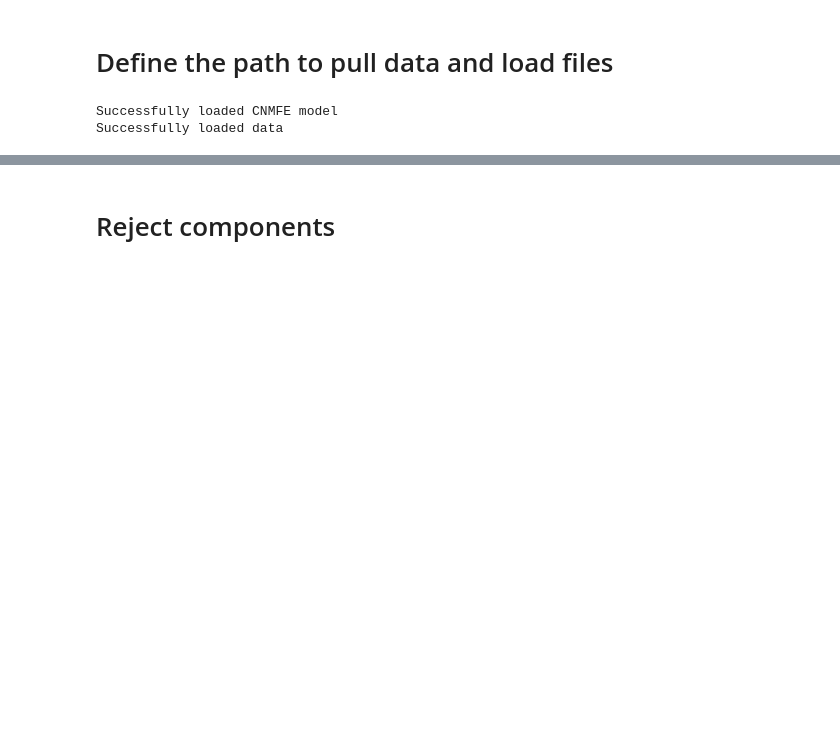
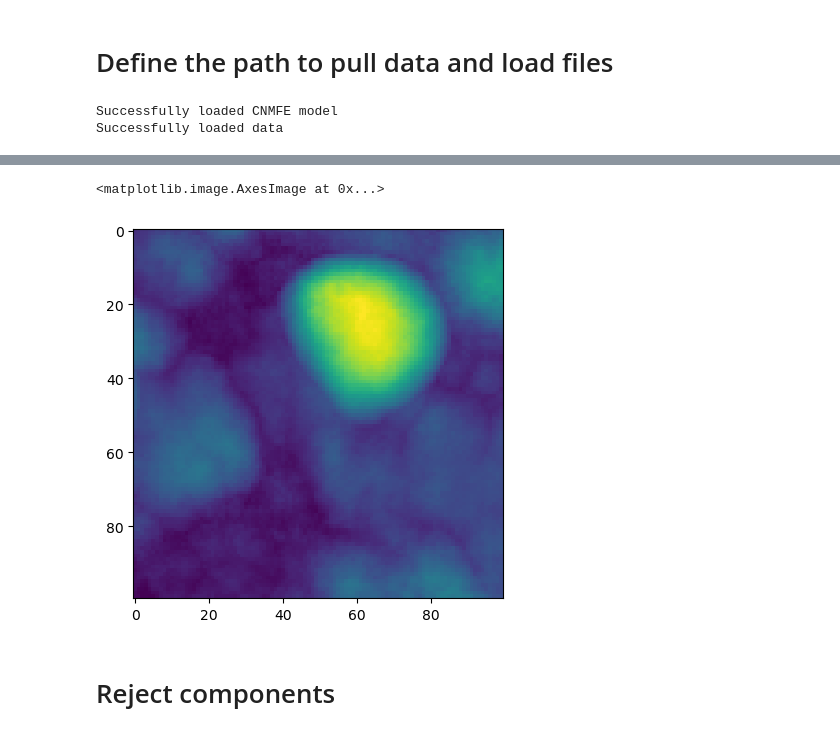
Before and after one commit to JohnStout/decode_lab_code, a Jupyter notebook: notebooks/projects/VizResults.ipynb, the cells around one changed output, grey strips where cells are left out. Cells and saved outputs as stored; diff of their text form; code cells hidden in the pictures; blank space fills up the shorter version.

```diff
--- a/notebooks/projects/VizResults.ipynb
+++ b/notebooks/projects/VizResults.ipynb
@@ -71,7 +71,12 @@ Successfully set up cluster with 11 processes
 # %% [markdown]
 # Define the path to pull data and load files
 # %%
-cnmfe_path = r'/Users/js0403/caiman_data/example_movies/data_endoscopecnmfe_results.hdf5'
+# PFC neurons
+cnmfe_path = r'/Users/js0403/miniscope/PFC-Neurons/122D/AAV2/3-Syn-GCaMP8f/2024_02_06/12_21_26/miniscopeDeviceName/full_movie_mod_20240207130142_cnmfe.hdf5'
+#cnmfe_path = r'/Users/js0403/miniscope/PFC-Astrocytes/122A/AAV2/3-gfaABC1D-GCaMP8f/2024_02_06/11_59_46/miniscopeDeviceName/full_movie_mod_20240207133835_cnmfe.hdf5'
+
+# HPC
+cnmfe_path = r'/Users/js0403/miniscope/HPC-Neurons/134A/AAV2/3-Syn-GCaMP8f/2024_02_06/12_35_54/miniscopeDeviceName/full_movie_mod_20240207141344_cnmfe.hdf5'
 
 # CNMFE model
 cnmfe_model = load_CNMF(cnmfe_path,
@@ -131,6 +174,11 @@ cnmfe_model.estimates.nb_view_components(img=corr,
 # %% [output]
 [interactive output not drawn]
 [interactive output not drawn]
+# %%
+plt.imshow(pnr[100:200,100:200])
+# %% [output]
+<matplotlib.image.AxesImage at 0x...>
+[figure, added]
 # %% [markdown]
 # Reject components
 # %%
```
Also changed, not shown: parts of 13 cells of this notebook, 3 other files.
